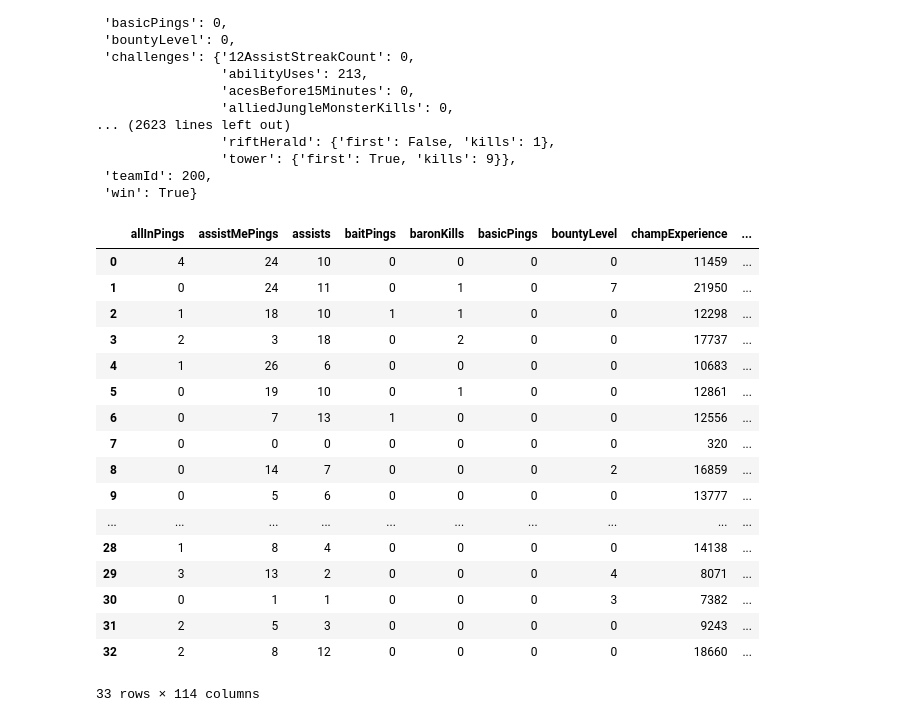
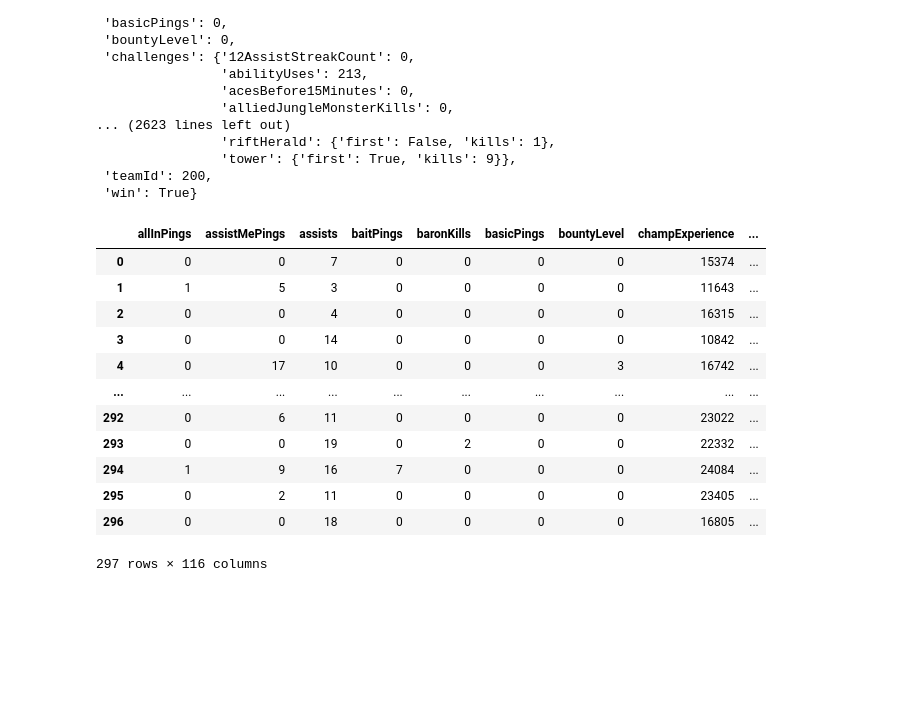
Before and after one commit to jconcha56429/League_of_Legends_analysis, a Jupyter notebook: static/lol_watcher.ipynb, the cells around one changed output. Saved outputs shown, nothing was run; the diff lists cells and outputs as text; code cells hidden in the pictures; blank space fills up the shorter version.

```diff
--- a/static/lol_watcher.ipynb
+++ b/static/lol_watcher.ipynb
@@ -78,25 +119,20 @@ def pull_current_season():
 # %%
 pull_current_season()
 # %%
-data = pd.read_csv("../data/current_season_first_30.csv")
-pd.set_option('display.max_rows', None)
+data = pd.read_csv("../data/opp_data.csv")
+pd.set_option('display.max_columns', None)
 data
 # %% [output]
 |  | allInPings | assistMePings | assists | baitPings | baronKills | basicPings | bountyLevel | champExperience | ... |
-| 0 | 4 | 24 | 10 | 0 | 0 | 0 | 0 | 11459 | ... |
-| 1 | 0 | 24 | 11 | 0 | 1 | 0 | 7 | 21950 | ... |
-| 2 | 1 | 18 | 10 | 1 | 1 | 0 | 0 | 12298 | ... |
-| 3 | 2 | 3 | 18 | 0 | 2 | 0 | 0 | 17737 | ... |
-| 4 | 1 | 26 | 6 | 0 | 0 | 0 | 0 | 10683 | ... |
-| 5 | 0 | 19 | 10 | 0 | 1 | 0 | 0 | 12861 | ... |
-| 6 | 0 | 7 | 13 | 1 | 0 | 0 | 0 | 12556 | ... |
-| 7 | 0 | 0 | 0 | 0 | 0 | 0 | 0 | 320 | ... |
-| 8 | 0 | 14 | 7 | 0 | 0 | 0 | 2 | 16859 | ... |
-| 9 | 0 | 5 | 6 | 0 | 0 | 0 | 0 | 13777 | ... |
+| 0 | 0 | 0 | 7 | 0 | 0 | 0 | 0 | 15374 | ... |
+| 1 | 1 | 5 | 3 | 0 | 0 | 0 | 0 | 11643 | ... |
+| 2 | 0 | 0 | 4 | 0 | 0 | 0 | 0 | 16315 | ... |
+| 3 | 0 | 0 | 14 | 0 | 0 | 0 | 0 | 10842 | ... |
+| 4 | 0 | 17 | 10 | 0 | 0 | 0 | 3 | 16742 | ... |
 | ... | ... | ... | ... | ... | ... | ... | ... | ... | ... |
-| 28 | 1 | 8 | 4 | 0 | 0 | 0 | 0 | 14138 | ... |
-| 29 | 3 | 13 | 2 | 0 | 0 | 0 | 4 | 8071 | ... |
-| 30 | 0 | 1 | 1 | 0 | 0 | 0 | 3 | 7382 | ... |
-| 31 | 2 | 5 | 3 | 0 | 0 | 0 | 0 | 9243 | ... |
-| 32 | 2 | 8 | 12 | 0 | 0 | 0 | 0 | 18660 | ... |
+| 292 | 0 | 6 | 11 | 0 | 0 | 0 | 0 | 23022 | ... |
+| 293 | 0 | 0 | 19 | 0 | 2 | 0 | 0 | 22332 | ... |
+| 294 | 1 | 9 | 16 | 7 | 0 | 0 | 0 | 24084 | ... |
+| 295 | 0 | 2 | 11 | 0 | 0 | 0 | 0 | 23405 | ... |
+| 296 | 0 | 0 | 18 | 0 | 0 | 0 | 0 | 16805 | ... |
-33 rows × 114 columns
+297 rows × 116 columns
```
Also changed, not shown: parts of 2 cells of this notebook, 3 other files.
